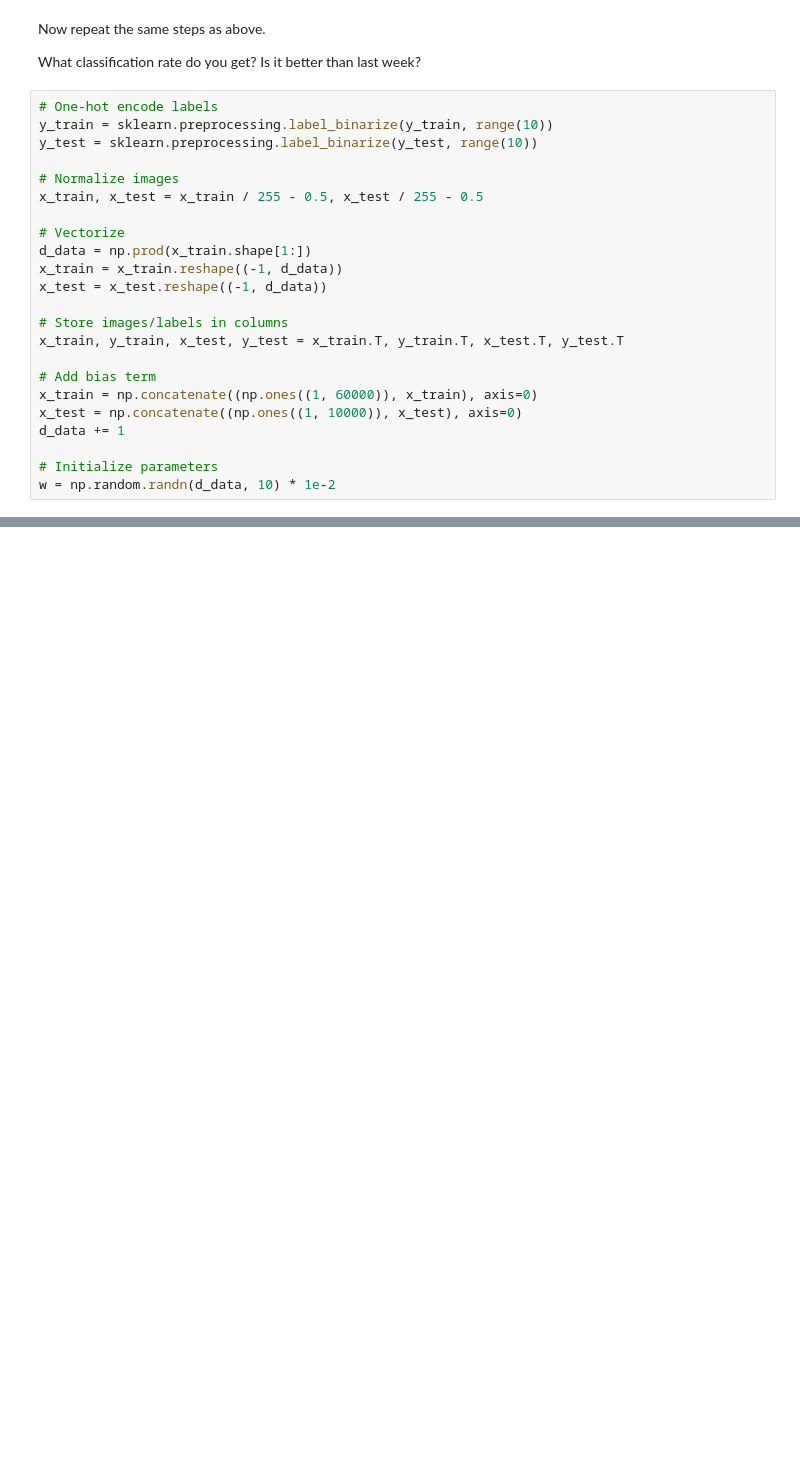
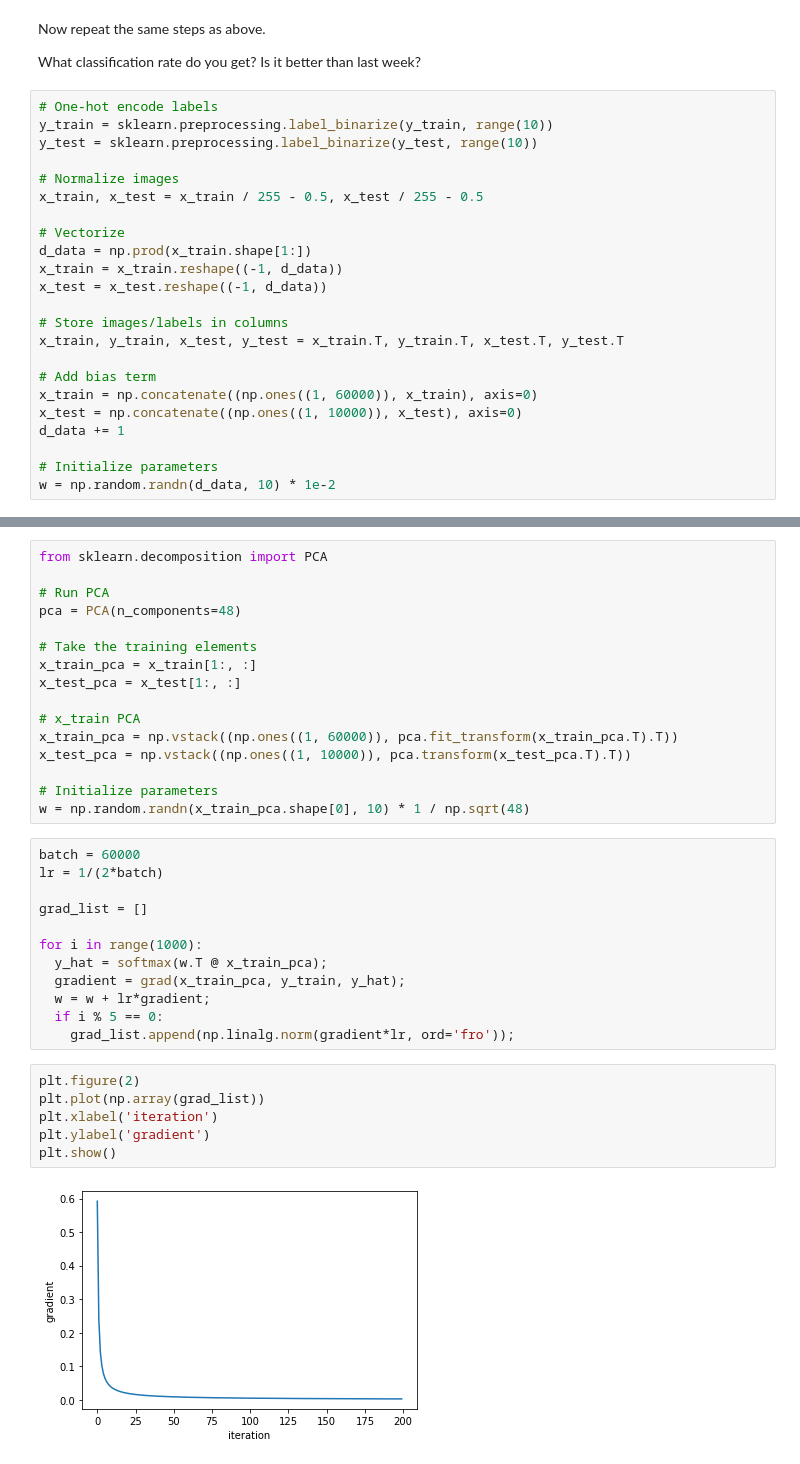
Before and after one commit to dscho15/deep-learning-course, a Jupyter notebook: Lecture2.ipynb, the cells around one changed output, grey strips where cells are left out. Cells and saved outputs as stored; diff of their text form; blank space fills up the shorter version.

```diff
--- a/Lecture2.ipynb
+++ b/Lecture2.ipynb
@@ -274 +274,37 @@ The score with the data parsed is: 12.533333333333333
 Basically showing, that it is useless, but still better than random.
+# %%
+from sklearn.decomposition import PCA
+
+# Run PCA
+pca = PCA(n_components=48)
+
+# Take the training elements
+x_train_pca = x_train[1:, :]
+x_test_pca = x_test[1:, :]
+
+# x_train PCA
+x_train_pca = np.vstack((np.ones((1, 60000)), pca.fit_transform(x_train_pca.T).T))
+x_test_pca = np.vstack((np.ones((1, 10000)), pca.transform(x_test_pca.T).T))
+
+# Initialize parameters
+w = np.random.randn(x_train_pca.shape[0], 10) * 1 / np.sqrt(48)
+# %%
+batch = 60000
+lr = 1/(2*batch)
+
+grad_list = []
+
+for i in range(1000):
+  y_hat = softmax(w.T @ x_train_pca);
+  gradient = grad(x_train_pca, y_train, y_hat);
+  w = w + lr*gradient;
+  if i % 5 == 0:
+    grad_list.append(np.linalg.norm(gradient*lr, ord='fro'));
+# %%
+plt.figure(2)
+plt.plot(np.array(grad_list))
+plt.xlabel('iteration')
+plt.ylabel('gradient')
+plt.show()
+# %% [output]
+[figure, added]
```
Also changed, not shown: parts of 6 cells of this notebook, 1 other file.
